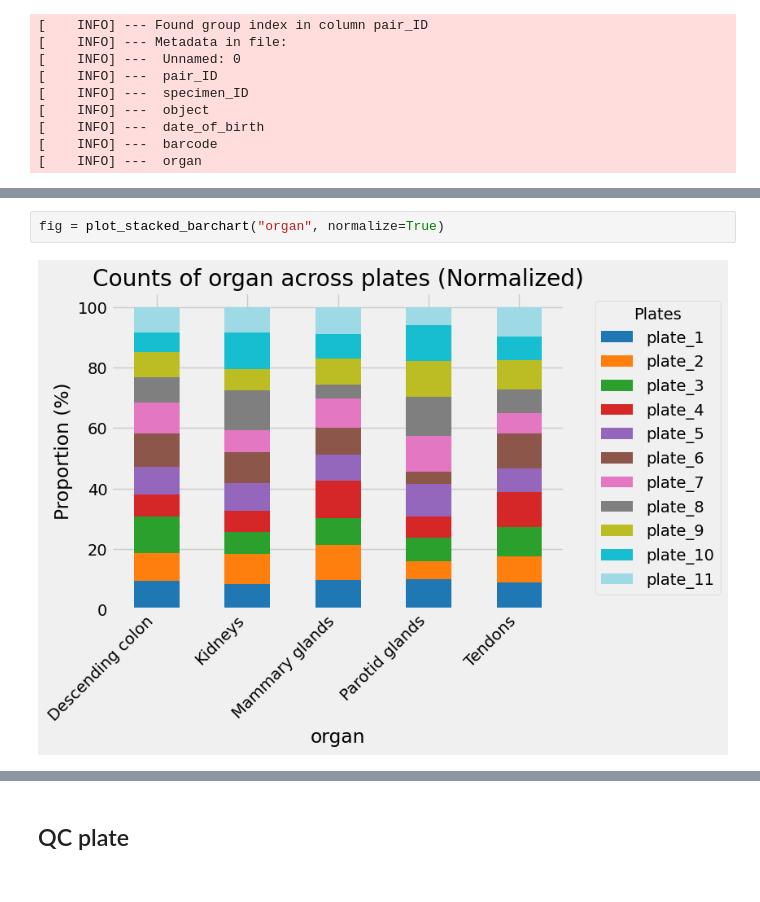
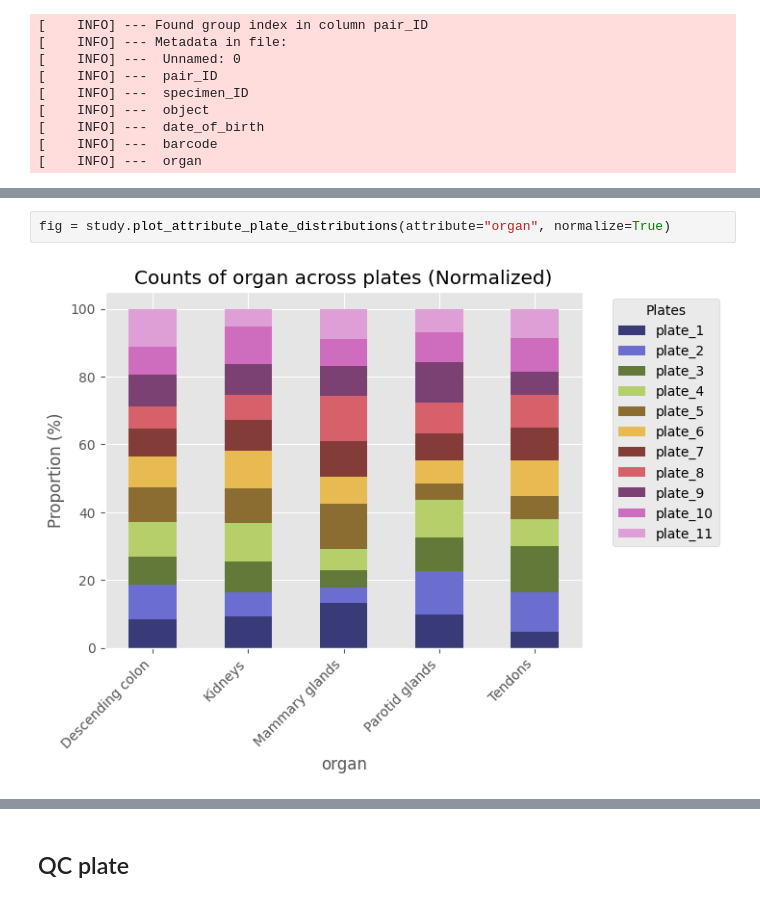
Before and after one commit to ssi-dk/CD-MRG-PlatePlanner, a Jupyter notebook: src/plate_planner/test.ipynb, the cells around one changed output, grey strips where cells are left out. Drawn from its saved outputs; the diff is of its cells as text.

```diff
--- a/src/plate_planner/test.ipynb
+++ b/src/plate_planner/test.ipynb
@@ -194,4 +127,4 @@ fig = plot_stacked_barchart("organ", normalize=False, colormap="tab20b")
 # %%
-fig = plot_stacked_barchart("organ", normalize=True)
+fig = study.plot_attribute_plate_distributions(attribute="organ", normalize=True)
 # %% [output]
-[figure, old version]
+[figure, new version]
```
Also changed, not shown: parts of 10 cells of this notebook, 1 other file.
